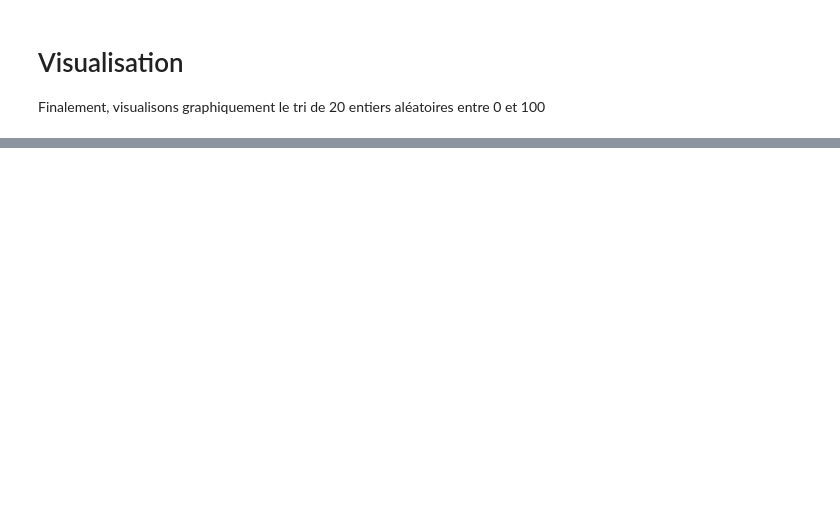
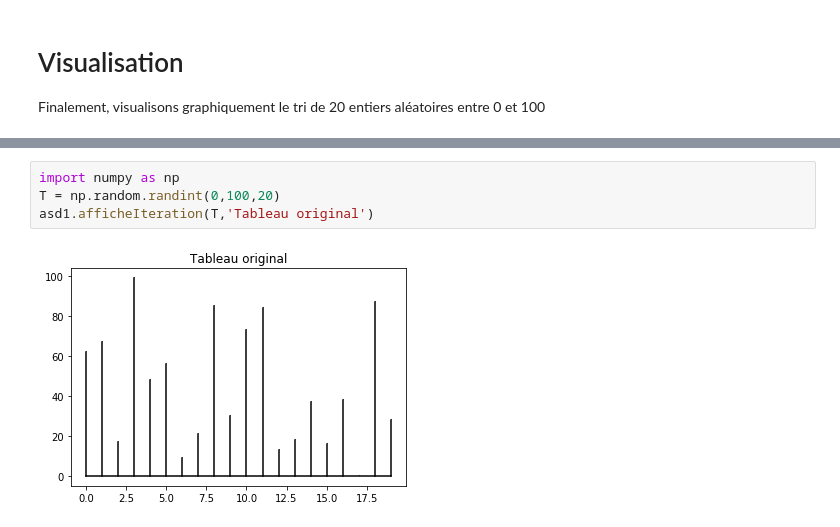
Before and after one commit to ocuisenaire/ASD1-notebooks, a Jupyter notebook: 3 - Tris/2 - Tri Par Sélection.ipynb, the cells around one changed output, grey strips where cells are left out. Saved outputs shown, nothing was run; the diff lists cells and outputs as text; blank space fills up the shorter version.

```diff
--- a/3 - Tris/2 - Tri Par Sélection.ipynb
+++ b/3 - Tris/2 - Tri Par Sélection.ipynb
@@ -153,0 +143,6 @@ asd1.visualisation_tri_par_selection()
+# %%
+import numpy as np
+T = np.random.randint(0,100,20)
+asd1.afficheIteration(T,'Tableau original')
+# %% [output]
+[figure, added]
```
Also changed, not shown: parts of 31 cells of this notebook, 2 other files.
